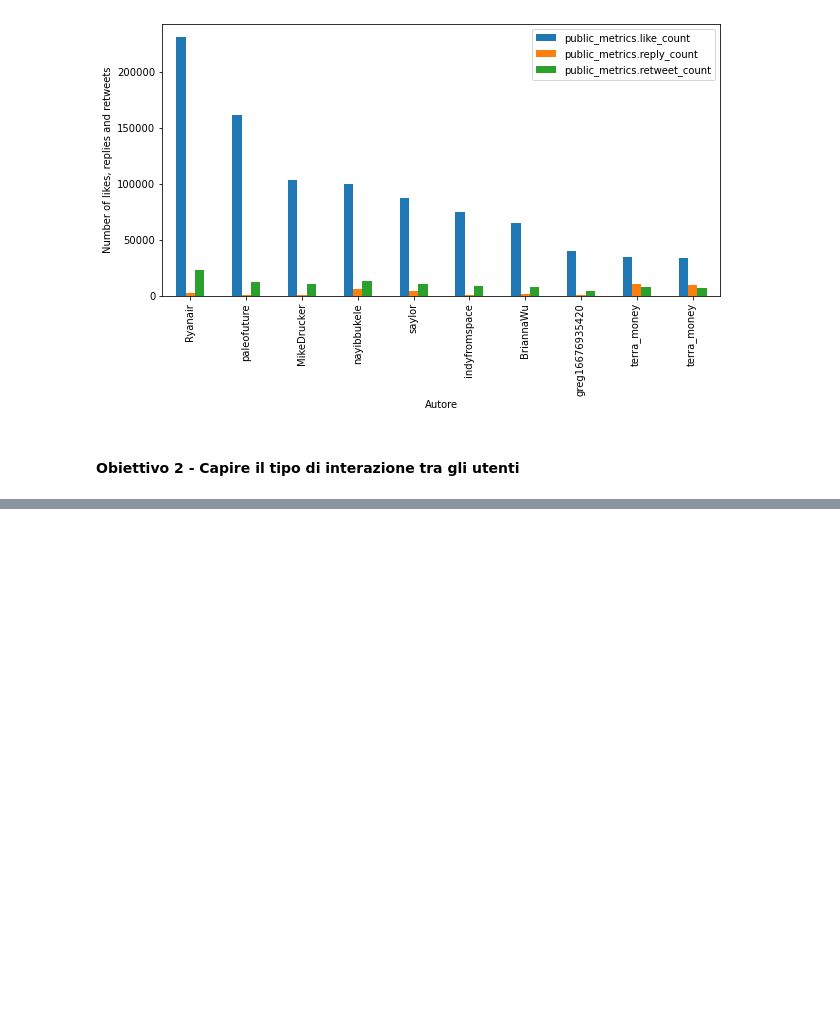
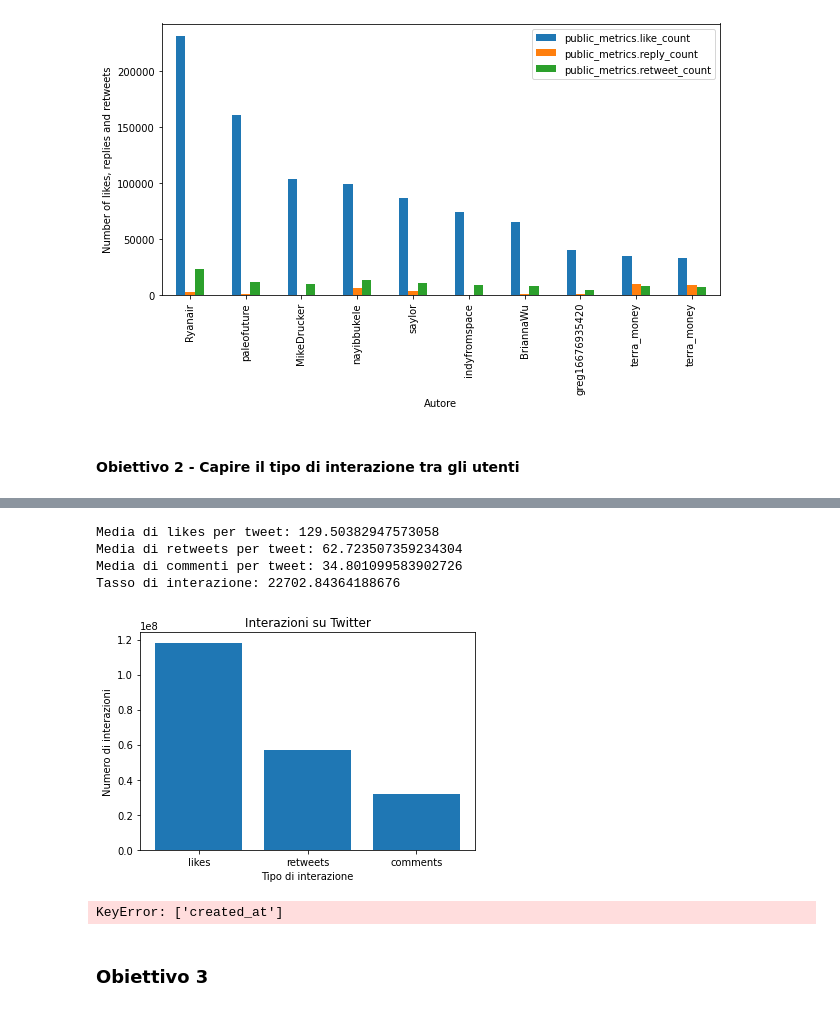
Before and after one commit to isabellamarasco/Blockchain_project, a Jupyter notebook: analysis.ipynb, the cells around one changed output, grey strips where cells are left out. Saved outputs shown, nothing was run; the diff lists cells and outputs as text; code cells hidden in the pictures; blank space fills up the shorter version.

Commit message:
obiettivo3

```diff
--- a/analysis.ipynb
+++ b/analysis.ipynb
@@ -288,0 +314,59 @@ cluster
+# %%
+df = pd.read_csv('dataset/dataset.csv')
+# %%
+df_means = df[['public_metrics.like_count', 'public_metrics.reply_count', 'public_metrics.retweet_count', 'created_at']]
+# calcola la media delle interazioni per tweet
+mean_likes = df_means['public_metrics.like_count'].mean()
+mean_retweets = df_means['public_metrics.retweet_count'].mean()
+mean_comments = df_means['public_metrics.reply_count'].mean()
+
+# calcola il tasso di interazione
+total_tweets = len(df_means.index)
+total_interactions = df_means['public_metrics.like_count'].sum() + df_means['public_metrics.retweet_count'].sum() + df_means['public_metrics.reply_count'].sum()
+interaction_rate = total_interactions / total_tweets * 100
+
+# stampa le metriche
+print("Media di likes per tweet:", mean_likes)
+print("Media di retweets per tweet:", mean_retweets)
+print("Media di commenti per tweet:", mean_comments)
+print("Tasso di interazione:", interaction_rate)
+
+# crea un grafico a barre delle interazioni per tweet
+interactions = ['likes', 'retweets', 'comments']
+values = [df_means['public_metrics.like_count'].sum(), df_means['public_metrics.retweet_count'].sum(), df_means['public_metrics.reply_count'].sum()]
+plt.bar(interactions, values)
+plt.xlabel("Tipo di interazione")
+plt.ylabel("Numero di interazioni")
+plt.title("Interazioni su Twitter")
+plt.show()
+# %% [output]
+Media di likes per tweet: 129.50382947573058
+Media di retweets per tweet: 62.723507359234304
+Media di commenti per tweet: 34.801099583902726
+Tasso di interazione: 22702.84364188676
+[figure, added]
+# %%
+# seleziona solo alcune colonne del dataframe
+df = df[['id', 'public_metrics.like_count', 'public_metrics.reply_count', 'public_metrics.retweet_count', 'created_at']]
+
+# converte la colonna 'created_at' in formato datetime e imposta come indice
+df['created_at'] = pd.to_datetime(df['created_at'], errors='coerce')
+df.set_index('created_at', inplace=True)
+
+# rimuove le righe con valori null nella colonna 'created_at'
+df.dropna(subset=['created_at'], inplace=True)
+
+# calcola il tasso di interazione nel tempo
+interaction_count = df.resample('D').sum()['public_metrics.like_count'] + df.resample('D').sum()['public_metrics.retweet_count'] + df.resample('D').sum()['public_metrics.reply_count']
+interaction_rate_over_time = interaction_count / df.resample('D').count()['id'] * 100
+
+# traccia il grafico a linee del tasso di interazione su Twitter
+plt.plot(interaction_rate_over_time)
+plt.xlabel("Data")
+plt.ylabel("Tasso di interazione")
+plt.title("Tasso di interazione su Twitter")
+plt.show()
+# %% [output]
+KeyError: ['created_at']
+# %% [markdown]
+### Obiettivo 3
```
Also changed, not shown: parts of 14 cells of this notebook, 1 other file.
